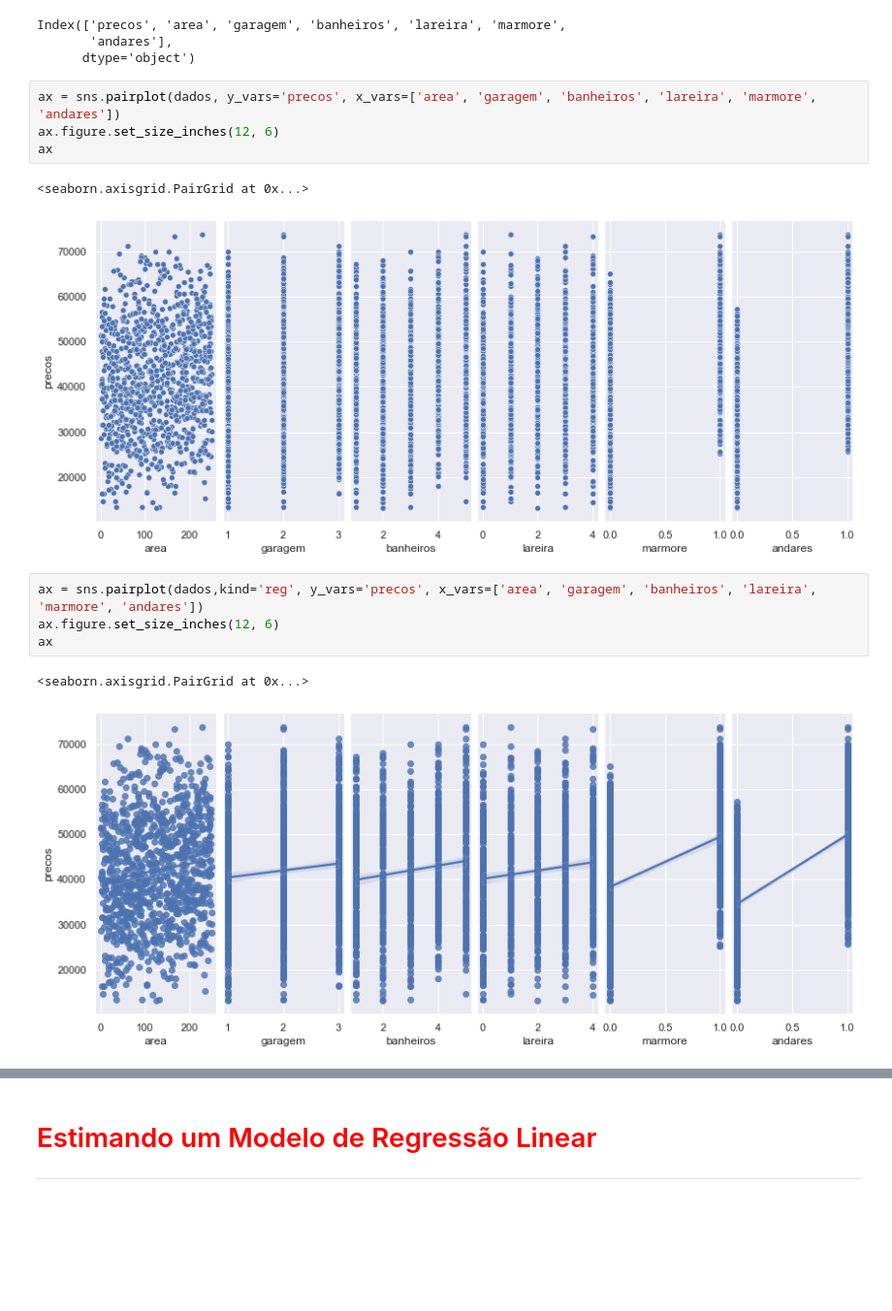
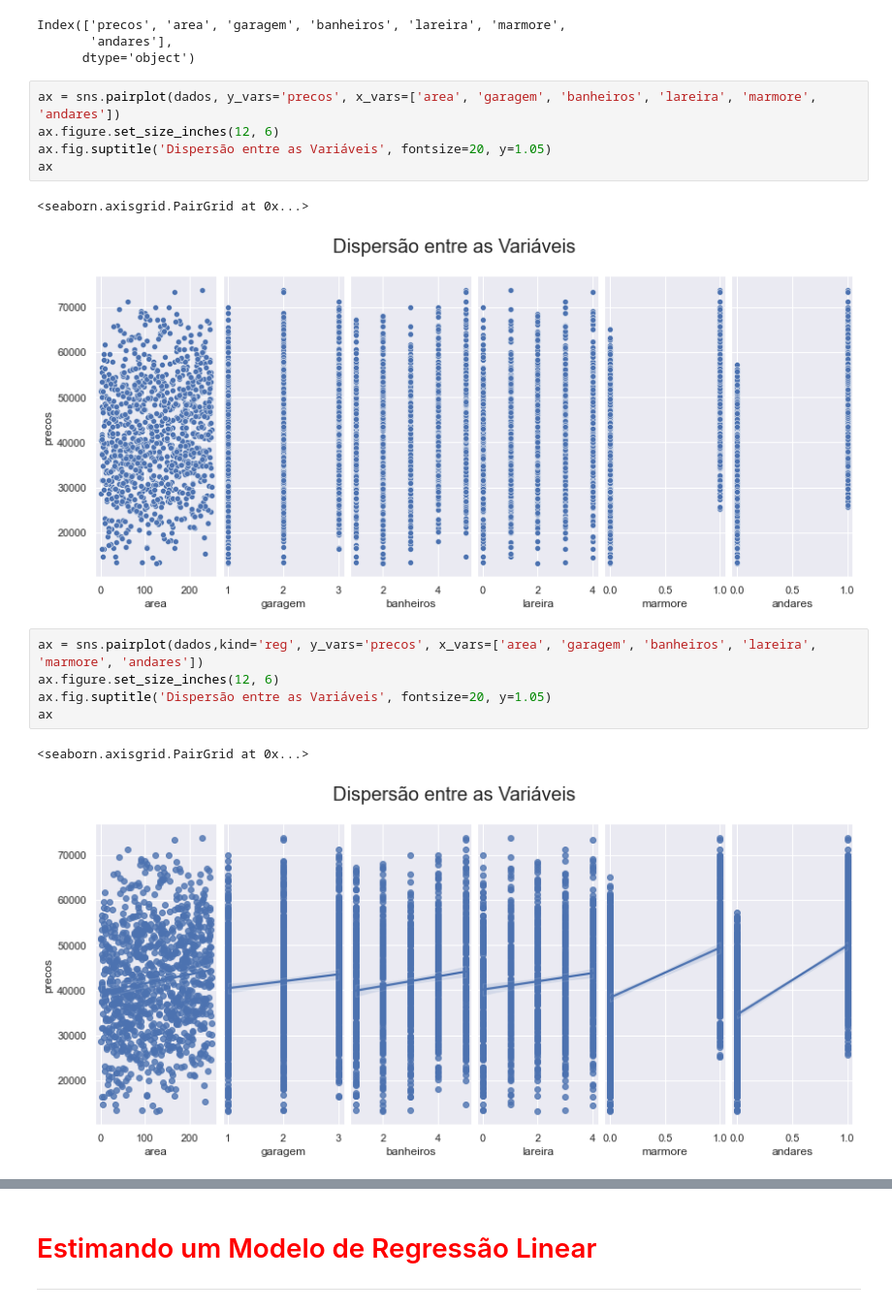
Before and after one commit to 6abi/data-science, a Jupyter notebook: Regrecao-Linear/reg-linear/Exercicio/Regressao Linear - Exercicio.ipynb, the cells around one changed output, grey strips where cells are left out. Shown at 97% size. Drawn from its saved outputs; the diff is of its cells as text; blank space fills up the shorter version.

```diff
--- a/Regrecao-Linear/reg-linear/Exercicio/Regressao Linear - Exercicio.ipynb
+++ b/Regrecao-Linear/reg-linear/Exercicio/Regressao Linear - Exercicio.ipynb
@@ -268,17 +268,19 @@ Index(['precos', 'area', 'garagem', 'banheiros', 'lareira', 'marmore',
 # %%
 ax = sns.pairplot(dados, y_vars='precos', x_vars=['area', 'garagem', 'banheiros', 'lareira', 'marmore', 'andares'])
 ax.figure.set_size_inches(12, 6)
+ax.fig.suptitle('Dispersão entre as Variáveis', fontsize=20, y=1.05)
 ax
 # %% [output]
 <seaborn.axisgrid.PairGrid at 0x...>
-[figure, old version]
+[figure, new version]
 # %%
 ax = sns.pairplot(dados,kind='reg', y_vars='precos', x_vars=['area', 'garagem', 'banheiros', 'lareira', 'marmore', 'andares'])
 ax.figure.set_size_inches(12, 6)
+ax.fig.suptitle('Dispersão entre as Variáveis', fontsize=20, y=1.05)
 ax
 # %% [output]
 <seaborn.axisgrid.PairGrid at 0x...>
-[figure, old version]
+[figure, new version]
 # %% [markdown]
 #### Respostas
 1. Sim, linear e crescente
```
Also changed, not shown: parts of 5 cells of this notebook.
